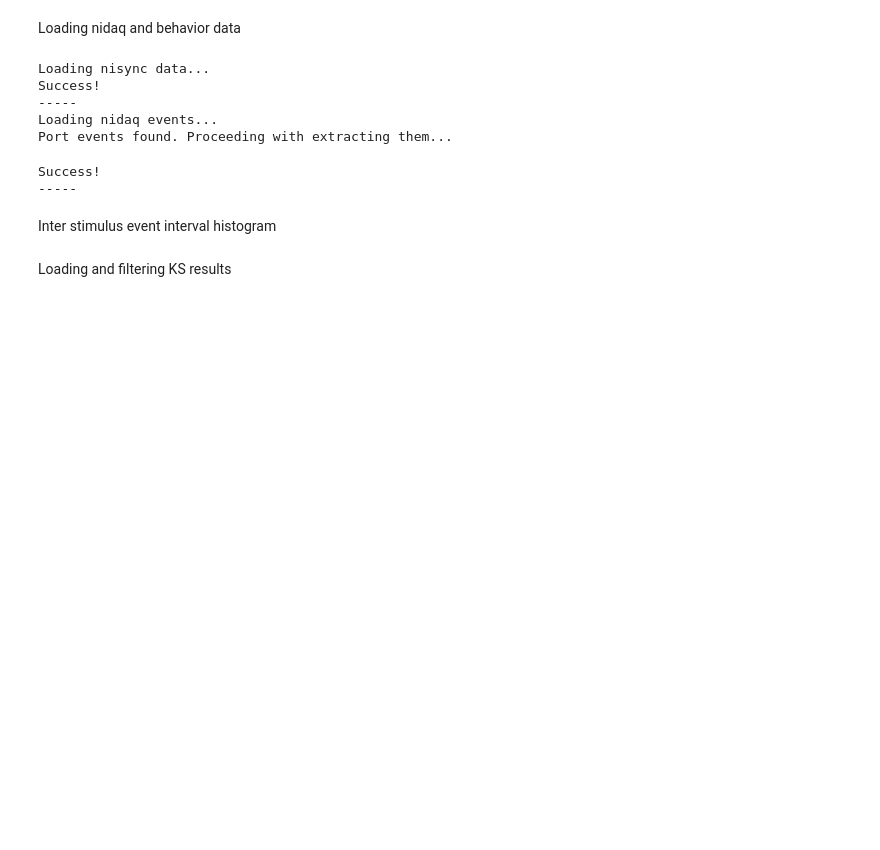
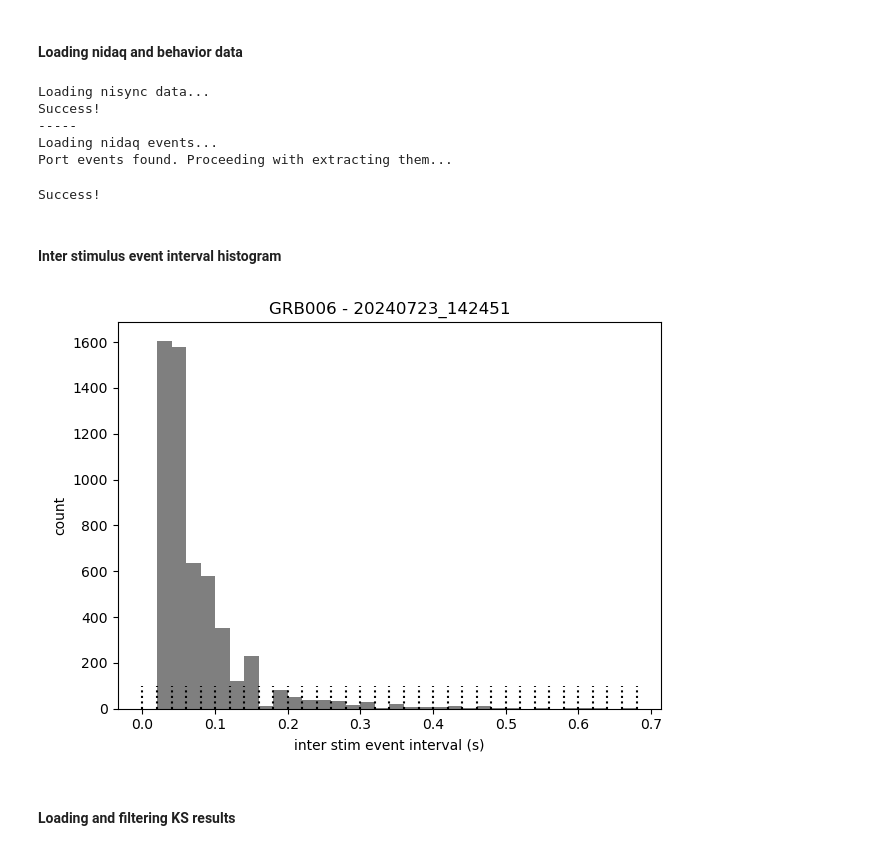
Before and after one commit to rojasgabriel/ephys, a Jupyter notebook: ephys_analysis_prototyping.ipynb, the cells around one changed output. Drawn from its saved outputs; the diff is of its cells as text; code cells hidden in the pictures; blank space fills up the shorter version.

Commit message:
Update section headers and execution counts

```diff
--- a/ephys_analysis_prototyping.ipynb
+++ b/ephys_analysis_prototyping.ipynb
@@ -25,8 +28,8 @@ from viz import *
 # %% [markdown]
-Loading nidaq and behavior data
+#### Loading nidaq and behavior data
 # %%
 animal = 'GRB006'
-session = '20240716_151257'
+session = '20240723_142451'
 sessionpath = Path(f'/home/data/{animal}/{session}/')
 sync_port = 0 # this is where the SMA of the probe is connected
 
@@ -102,19 +105,20 @@ Success!
 Loading nidaq events...
 Port events found. Proceeding with extracting them...
 Success!
------
 # %% [markdown]
-Inter stimulus event interval histogram
+#### Inter stimulus event interval histogram
 # %%
-# plt.figure()
-# plt.hist(np.diff(np.hstack(trial_ts.stim_ts)), np.arange(0, 0.7, 0.02), color='k', alpha = 0.5)
-# plt.vlines(np.arange(0, 0.7, 0.02), 0, 100, color='k', alpha = 1, linestyles='dotted')
-# plt.xlabel('inter stim event interval (s)')
-# plt.ylabel('count')
-# plt.title(f'{animal} - {session}')
-# plt.tight_layout()
+plt.figure()
+plt.hist(np.diff(np.hstack(trial_ts.stim_ts)), np.arange(0, 0.7, 0.02), color='k', alpha = 0.5)
+plt.vlines(np.arange(0, 0.7, 0.02), 0, 100, color='k', alpha = 1, linestyles='dotted')
+plt.xlabel('inter stim event interval (s)')
+plt.ylabel('count')
+plt.title(f'{animal} - {session}')
+plt.tight_layout()
+# %% [output]
+[figure, added]
 # %% [markdown]
-Loading and filtering KS results
+#### Loading and filtering KS results
 # %%
 kilosort_path = Path(f'/home/data/{animal}/{session}/kilosort2.5/imec0/')
 sc = np.load(pjoin(kilosort_path, 'spike_clusters.npy')) #KS clusters
```
Also changed, not shown: parts of 16 cells of this notebook.
